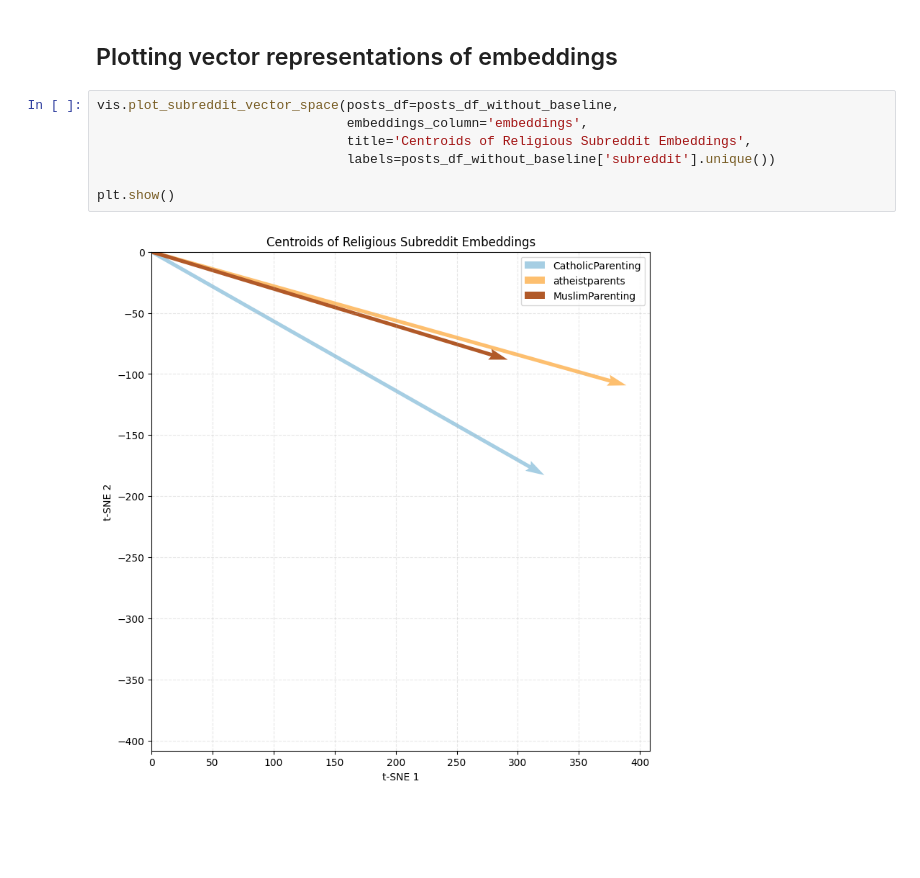
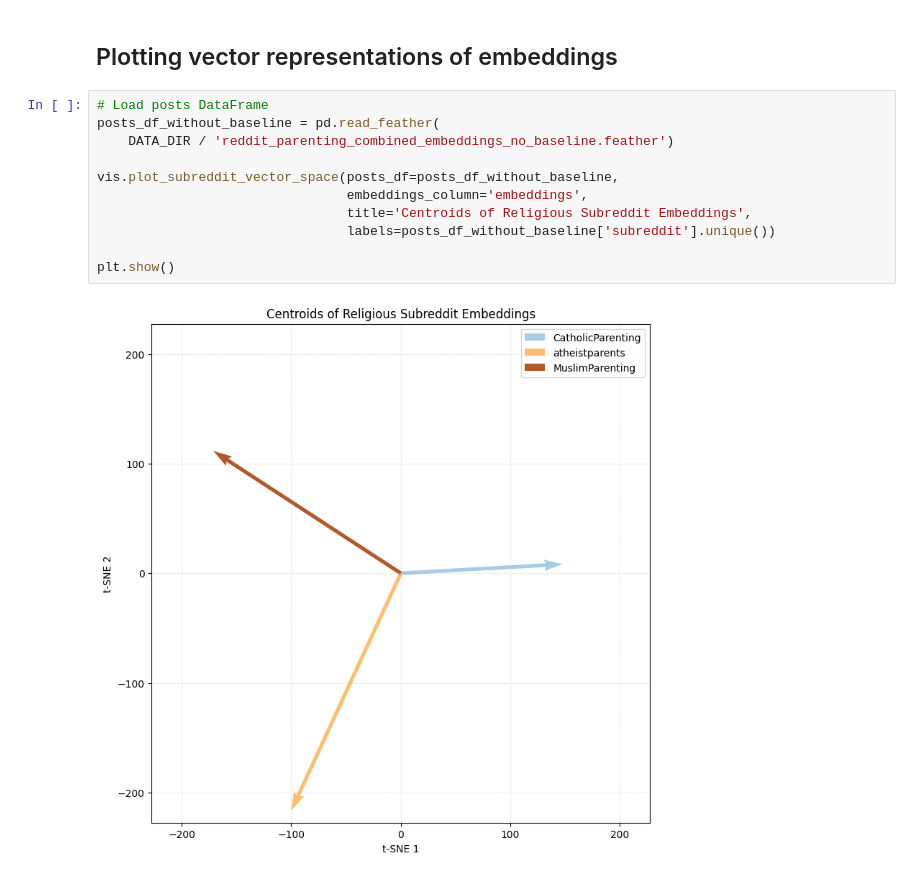
Before and after one commit to shreyansh-2003/parenting-style-subreddits-analyser, a Jupyter notebook: subreddit_similarity_analysis.ipynb, the cells around one changed output. Saved outputs shown, nothing was run; the diff lists cells and outputs as text; blank space fills up the shorter version.

```diff
--- a/subreddit_similarity_analysis.ipynb
+++ b/subreddit_similarity_analysis.ipynb
@@ -200,11 +209,15 @@ pairs_df
 # %% [markdown]
 ## Plotting vector representations of embeddings
 # %%
+# Load posts DataFrame
+posts_df_without_baseline = pd.read_feather(
+    DATA_DIR / 'reddit_parenting_combined_embeddings_no_baseline.feather')
+
 vis.plot_subreddit_vector_space(posts_df=posts_df_without_baseline,
                                 embeddings_column='embeddings',
                                 title='Centroids of Religious Subreddit Embeddings',
                                 labels=posts_df_without_baseline['subreddit'].unique())
 
 plt.show()
 # %% [output]
-[figure, old version]
+[figure, new version]
```
Also changed, not shown: parts of 5 cells of this notebook, 1 other file.
